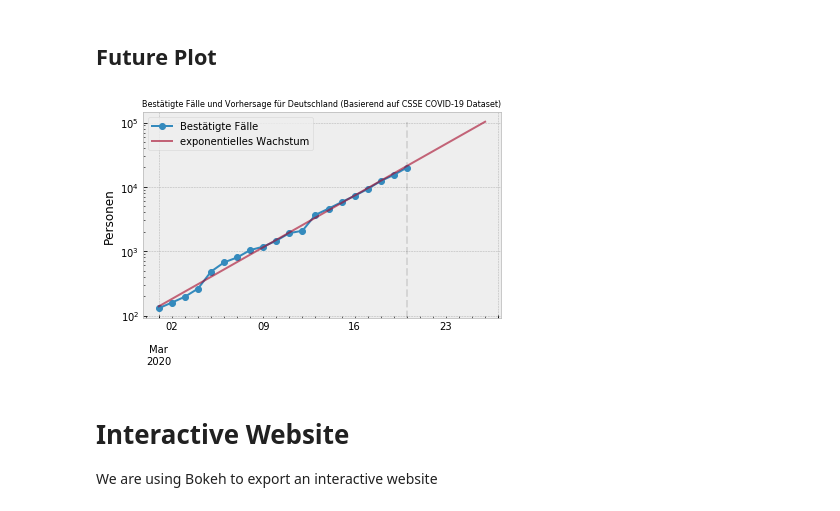
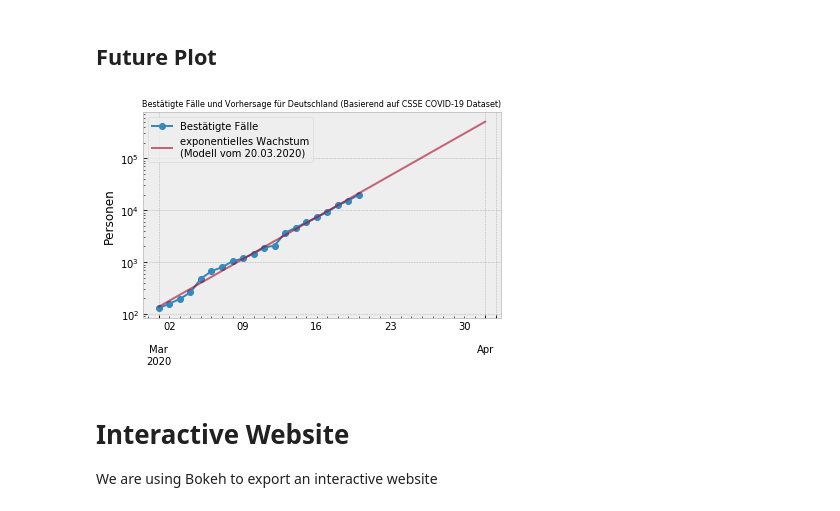
Before and after one commit to balzer82/covid-germany-predictor, a Jupyter notebook: predict.ipynb, the cells around one changed output. Saved outputs shown, nothing was run; the diff lists cells and outputs as text; code cells hidden in the pictures.

Commit message:
Daily Model Save

```diff
--- a/predict.ipynb
+++ b/predict.ipynb
@@ -103,7 +112,7 @@ ax.set_title('Germany (Quelle: CSSE COVID-19 Dataset)');
 # %% [markdown]
 ## Future
 # %%
-fd = 7 # days into the future
+fd = 13 # days into the future
 # %%
 # Create DataFrame in the Future
 dates = pd.date_range(ger_confirmed.index[-1], periods=fd, closed='right')
@@ -126,18 +134,18 @@ today = ger_confirmed.index[-1]
 title = 'Bestätigte Fälle und Vorhersage für Deutschland (Basierend auf CSSE COVID-19 Dataset)'
 # %%
 ax = ger_future['confirmed'].plot(label='Bestätigte Fälle', marker='o')
-ax = ger_future['predicted'].plot(label='exponentielles Wachstum', alpha=0.6, ax=ax)
+ax = ger_future['predicted'].plot(label='exponentielles Wachstum\n(Modell vom %s)' % today.strftime('%d.%m.%Y'),
+                                  alpha=0.6, ax=ax)
 
-ax.vlines(x=today, ymin=0, ymax=ger_future.predicted.max(), alpha=.1, linestyle='--')
 ax.legend()
 ax.set_ylabel('Personen');
 ax.set_yscale('log')
 ax.set_title(title, fontsize=8);
 
 plt.tight_layout()
 plt.savefig('./%s-Germany-Covid19-Prediction.png' % today.strftime('%Y-%m-%d'), dpi=150)
 # %% [output]
-[figure, old version]
+[figure, new version]
 # %% [markdown]
 # Interactive Website
 
```
Also changed, not shown: parts of 5 cells of this notebook, 4 other files.
